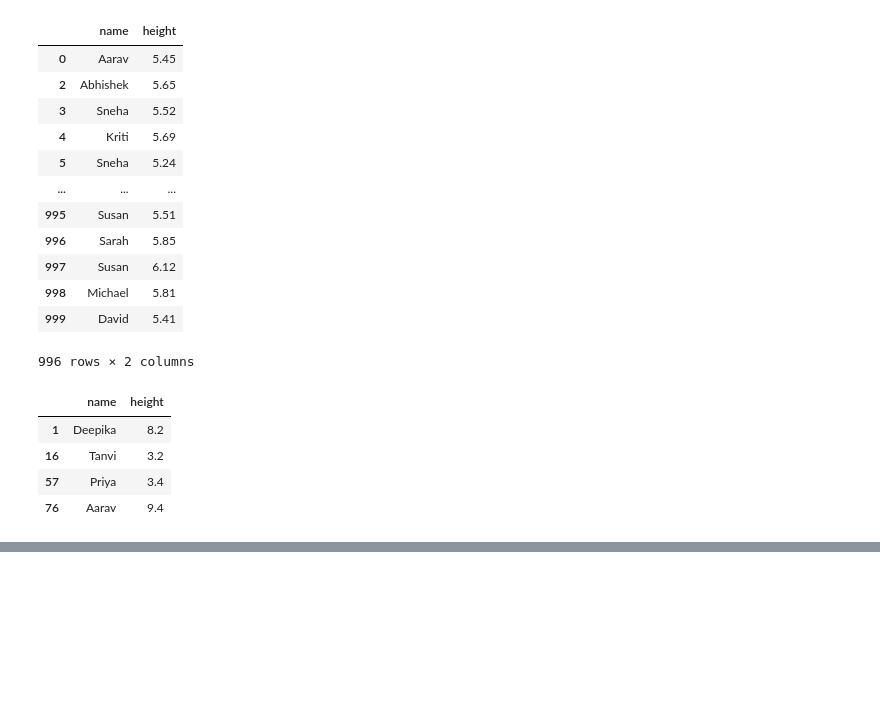
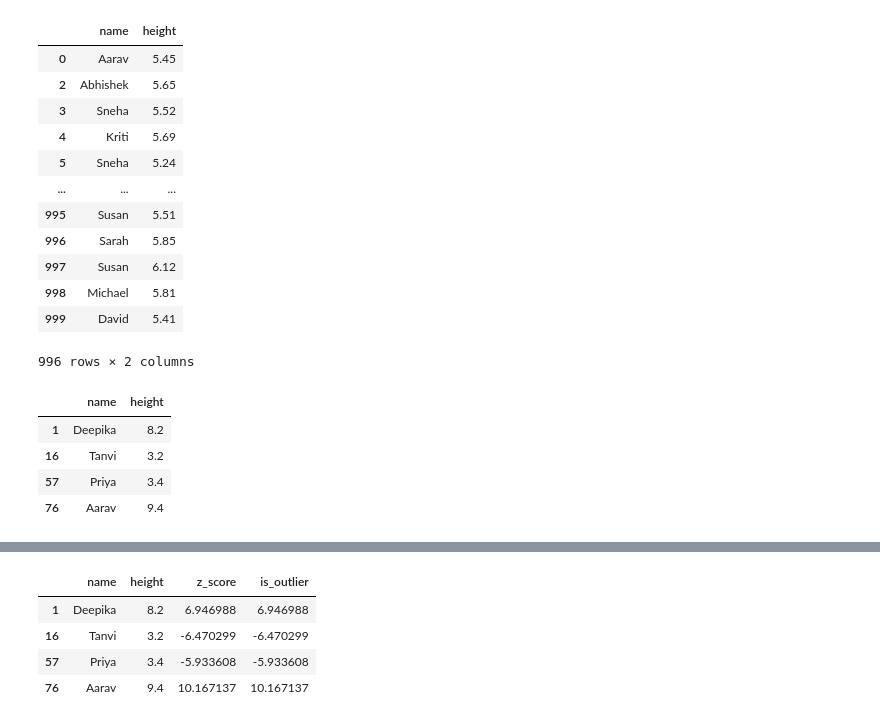
Before and after one commit to HMurawski/dump, a Jupyter notebook: dump_learning/cb/statistics/heights_analysis.ipynb, the cells around one changed output, grey strips where cells are left out. Saved outputs shown, nothing was run; the diff lists cells and outputs as text; code cells hidden in the pictures; blank space fills up the shorter version.

```diff
--- a/dump_learning/cb/statistics/heights_analysis.ipynb
+++ b/dump_learning/cb/statistics/heights_analysis.ipynb
@@ -104,0 +131,8 @@ outlierssds
+# %%
+def z_score_outliers(score):
+    if score >= 3 or score <= -3:
+        return score
+    else:
+        return None
+
+df["is_outlier"] = df["z_score"].apply(z_score_outliers)
@@ -104,0 +154,8 @@ outlierssds
+# %%
+df[(df["z_score"] < -3) | (df["z_score"] > 3)]
+# %% [output]
+|  | name | height | z_score | is_outlier |
+| 1 | Deepika | 8.2 | 6.946988 | 6.946988 |
+| 16 | Tanvi | 3.2 | -6.470299 | -6.470299 |
+| 57 | Priya | 3.4 | -5.933608 | -5.933608 |
+| 76 | Aarav | 9.4 | 10.167137 | 10.167137 |
```
Also changed, not shown: parts of 4 cells of this notebook.
